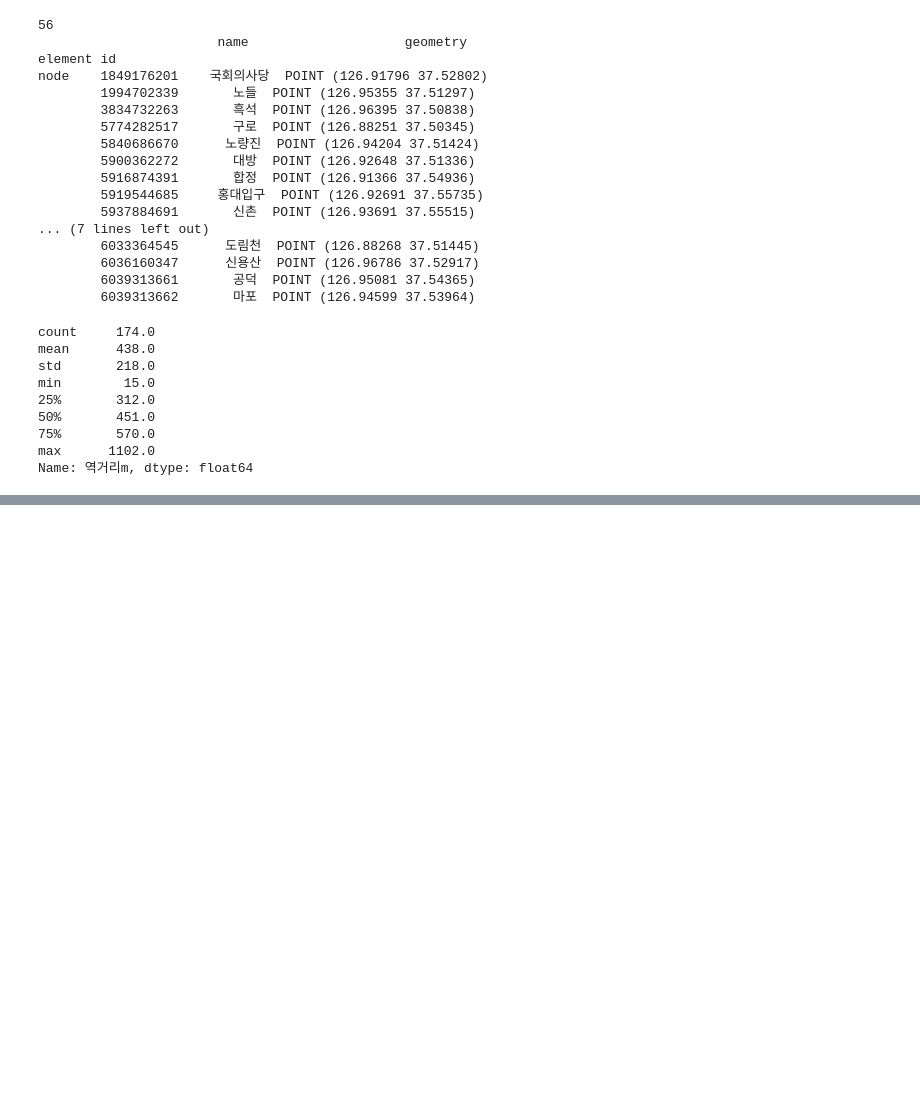
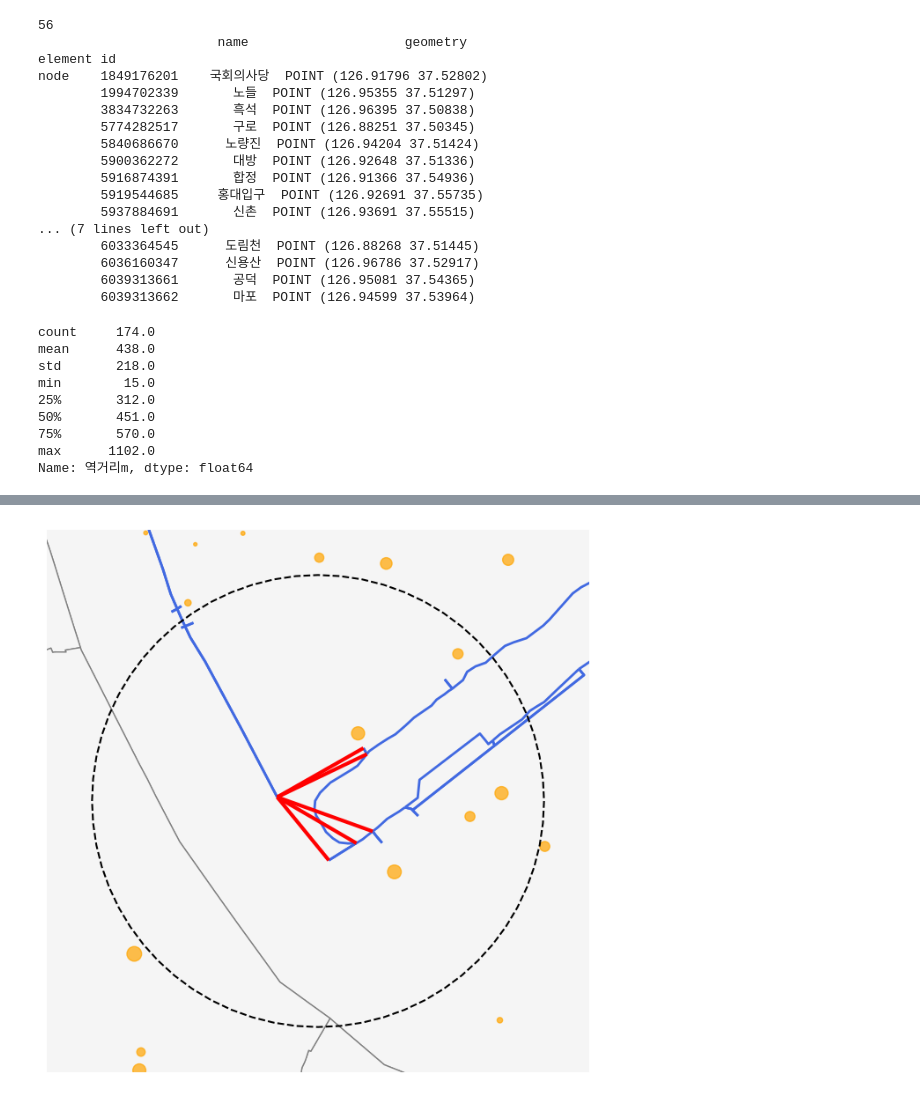
Before and after one commit to soeun7831/bike_network_analysis, a Jupyter notebook: notebooks/01_data_collecton.ipynb, the cells around one changed output, grey strips where cells are left out. Saved outputs shown, nothing was run; the diff lists cells and outputs as text; code cells hidden in the pictures; blank space fills up the shorter version.

```diff
--- a/notebooks/01_data_collecton.ipynb
+++ b/notebooks/01_data_collecton.ipynb
@@ -560,0 +684,16 @@ Name: 역거리m, dtype: float64
+# %%
+# 연결 후보 중심에 반경 500m 원 추가
+c = cand.union_all().centroid
+
+fig, ax = plt.subplots(figsize=(8, 8))
+gdf_dong2.plot(ax=ax, color="whitesmoke", edgecolor="gray")
+edges.plot(ax=ax, color="royalblue", linewidth=2)
+cand.plot(ax=ax, color="red", linewidth=3)
+gdf_model.plot(ax=ax, color="orange", alpha=0.7, markersize=gdf_model["일평균_대여건수"] / 2)
+gpd.GeoSeries([c.buffer(500)], crs=5179).boundary.plot(ax=ax, color="black", linestyle="--")
+ax.set_xlim(c.x - 600, c.x + 600)
+ax.set_ylim(c.y - 600, c.y + 600)
+ax.set_axis_off()
+plt.show()
+# %% [output]
+[figure, added]
```
Also changed, not shown: parts of 12 cells of this notebook, 2 other files.
